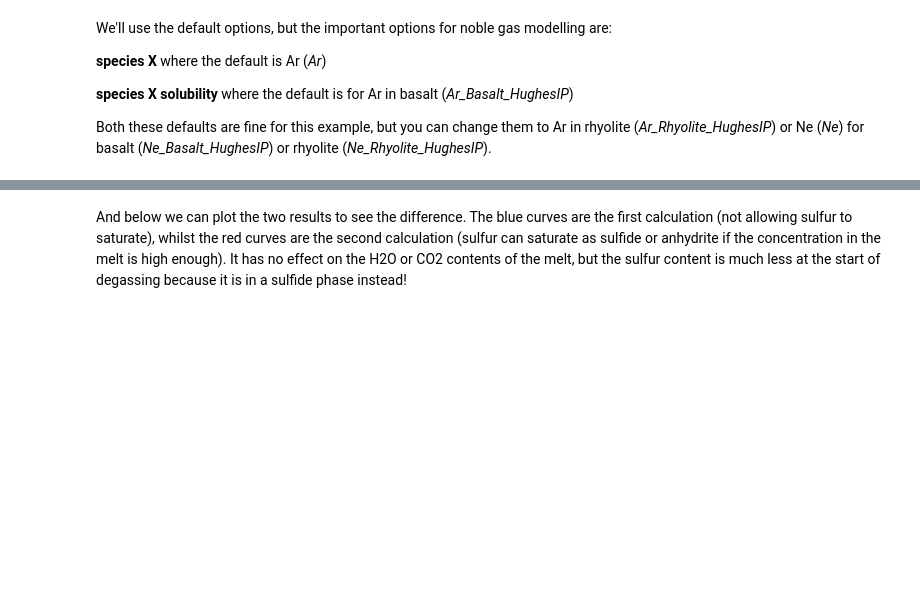
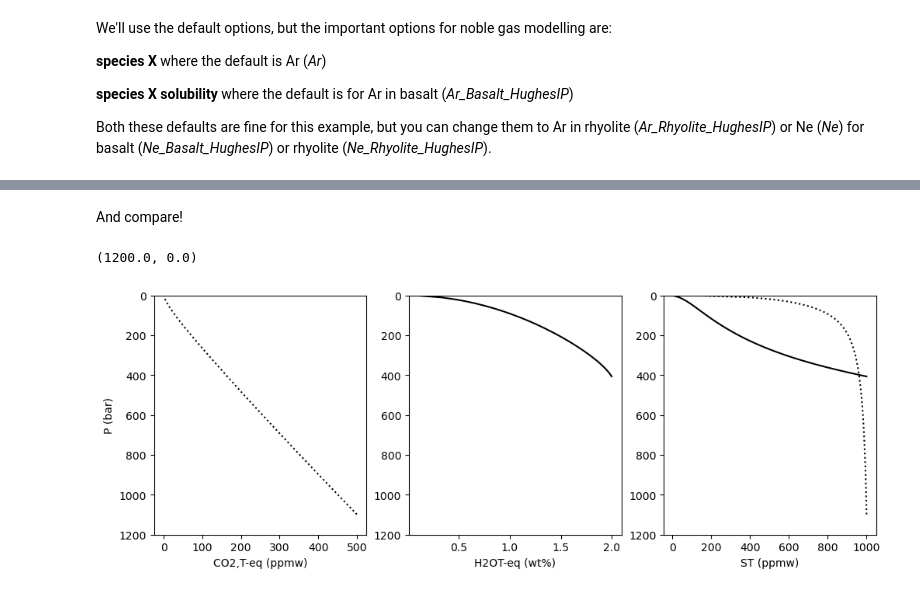
Before and after one commit to eryhughes/VolFe, a Jupyter notebook: docs/Examples/2e. degas_notCHOS.ipynb, the cells around one changed output, grey strips where cells are left out. Cells and saved outputs as stored; diff of their text form; code cells hidden in the pictures; blank space fills up the shorter version.

```diff
--- a/docs/Examples/2e. degas_notCHOS.ipynb
+++ b/docs/Examples/2e. degas_notCHOS.ipynb
@@ -67,2 +135,2 @@ And below runs the calculation
 # %%
-degas1 = vf.calc_gassing(my_analysis, models=my_models)
+degas4 = vf.calc_gassing(my_analysis)
@@ -81,2 +139,24 @@ And then we run the degassing calculation with those model options
+# %%
+# Define the melt composition, fO2 estimate, and T as a dictionary.
+my_analysis = {'Sample':'Sari15-04-33',
+           'T_C': 1200., # Temperature in 'C
+           'SiO2': 47.89, # wt%
+           'TiO2': 0.75, # wt%
+           'Al2O3': 16.74, # wt%
+           'FeOT': 9.43, # wt%
+           'MnO': 0.18, # wt%
+           'MgO': 5.92, # wt%
+           'CaO': 11.58, # wt%
+           'Na2O': 2.14, # wt%
+           'K2O': 0.63, # wt%
+           'P2O5': 0.17, # wt%
+           'H2O': 0., # wt%
+           'CO2ppm': 500., # ppm
+           'STppm': 1000., # ppm
+           'Xppm': 0., # ppm
+           'Fe3FeT': 0.195}
+
+# Turn the dictionary into a pandas dataframe, setting the index to 0.
+my_analysis = pd.DataFrame(my_analysis, index=[0])
 # %%
-degas2 = vf.calc_gassing(my_analysis, models=my_models)
+degas5 = vf.calc_gassing(my_analysis)
@@ -85,4 +162,0 @@ print(degas1["CO2T-eq_ppmw"])
-# %% [markdown]
-And below we can plot the two results to see the difference.
-The blue curves are the first calculation (not allowing sulfur to saturate), whilst the red curves are the second calculation (sulfur can saturate as sulfide or anhydrite if the concentration in the melt is high enough).
-It has no effect on the H2O or CO2 contents of the melt, but the sulfur content is much less at the start of degassing because it is in a sulfide phase instead!
@@ -132,0 +163,24 @@ fig.show()
+# %% [markdown]
+And compare!
+# %%
+fig, (ax1, ax2, ax3) = plt.subplots(1, 3, figsize=(12,4))
+
+data1 = degas4 # HSO
+data2 = degas5 # CSO
+
+# Plotting results
+ax1.plot(data2['CO2T-eq_ppmw'], data2['P_bar'], ':k')
+ax2.plot(data1['H2OT-eq_wtpc'], data1['P_bar'], '-k')
+ax3.plot(data1['ST_ppmw'], data1['P_bar'], '-k')
+ax3.plot(data2['ST_ppmw'], data2['P_bar'], ':k')
+
+ax1.set_ylabel('P (bar)')
+ax1.set_xlabel('CO2,T-eq (ppmw)')
+ax2.set_xlabel('H2OT-eq (wt%)')
+ax3.set_xlabel('ST (ppmw)')
+ax1.set_ylim([1200,0])
+ax2.set_ylim([1200,0])
+ax3.set_ylim([1200,0])
+# %% [output]
+(1200.0, 0.0)
+[figure, added]
```
Also changed, not shown: parts of 21 cells of this notebook, 2 other files.
